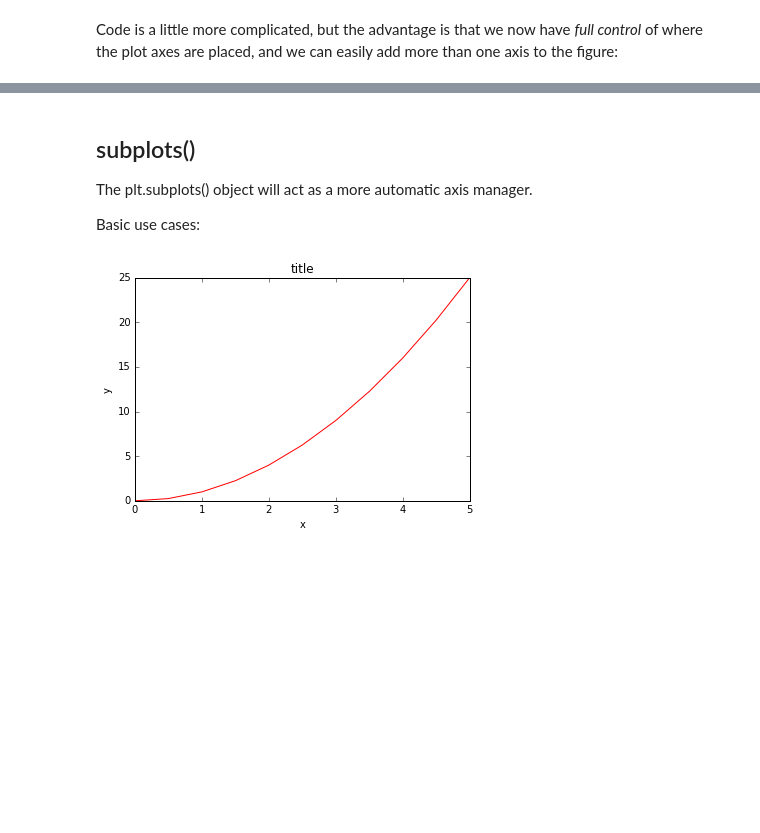
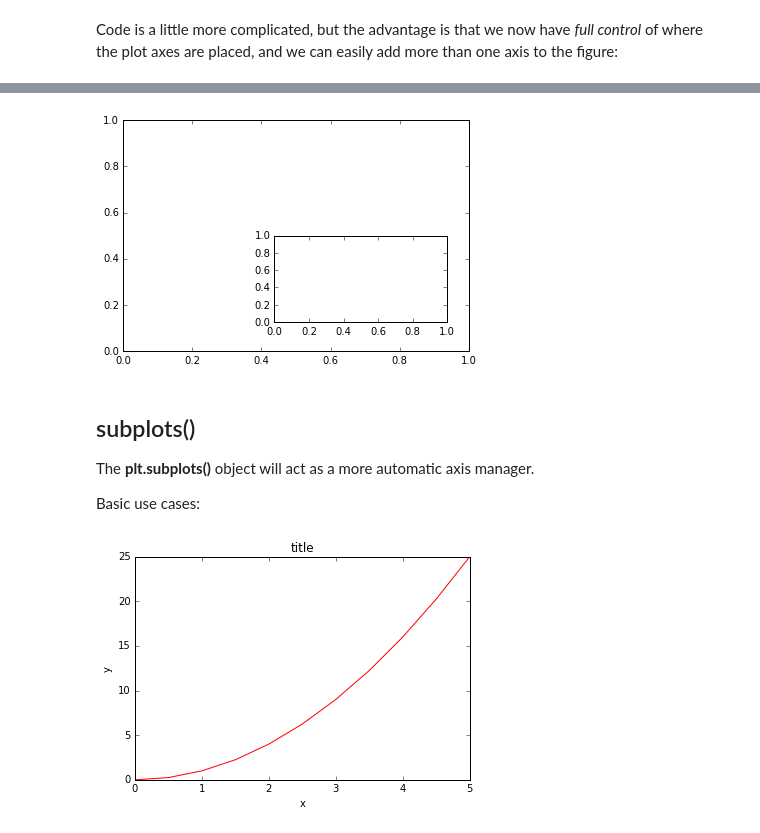
Before and after one commit to stephenlaw30/DataScienceMasters, a Jupyter notebook: Python/DataScience-MachineLearning_Bootcamp/03_Python-for-Data-Visualization/01_Matplotlib/Matplotlib Concepts Lecture.ipynb, the cells around one changed output, grey strips where cells are left out. Cells and saved outputs as stored; diff of their text form; code cells hidden in the pictures; blank space fills up the shorter version.

```diff
--- a/Python/DataScience-MachineLearning_Bootcamp/03_Python-for-Data-Visualization/01_Matplotlib/Matplotlib Concepts Lecture.ipynb
+++ b/Python/DataScience-MachineLearning_Bootcamp/03_Python-for-Data-Visualization/01_Matplotlib/Matplotlib Concepts Lecture.ipynb
@@ -141,7 +142,18 @@ axes2.set_title('Axes 2 Title');
+# %%
+#SAME AS ABOVE BUT INNER PLOT IN BOTTOM RIGHT CORNER
+# Creates blank canvas
+fig = plt.figure()
+
+#add 2 sets of axis
+axes1 = fig.add_axes([0.1, 0.1, 0.8, 0.8]) # main axes
+axes2 = fig.add_axes([0.45, 0.2, 0.4, 0.3]) # INSET axes --> 20% further in/to the right/from the left, 50% up/from the bottom
+#take up 40% of canvas width, 30% of canvas height
+# %% [output]
+[figure, added]
 # %% [markdown]
 ## subplots()
 
-The plt.subplots() object will act as a more automatic axis manager.
+The **plt.subplots()** object will act as a more automatic axis manager.
 
 Basic use cases:
 # %%
```
Also changed, not shown: parts of 21 cells of this notebook, 1 other file.
